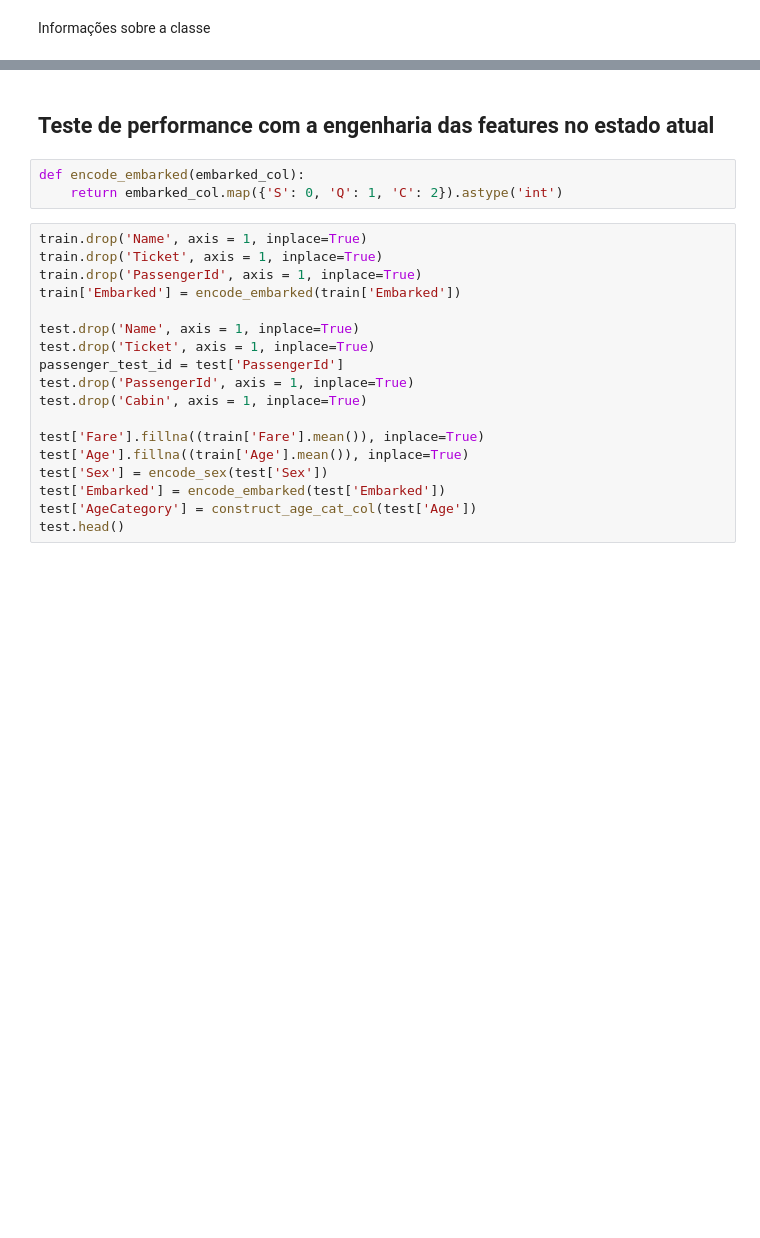
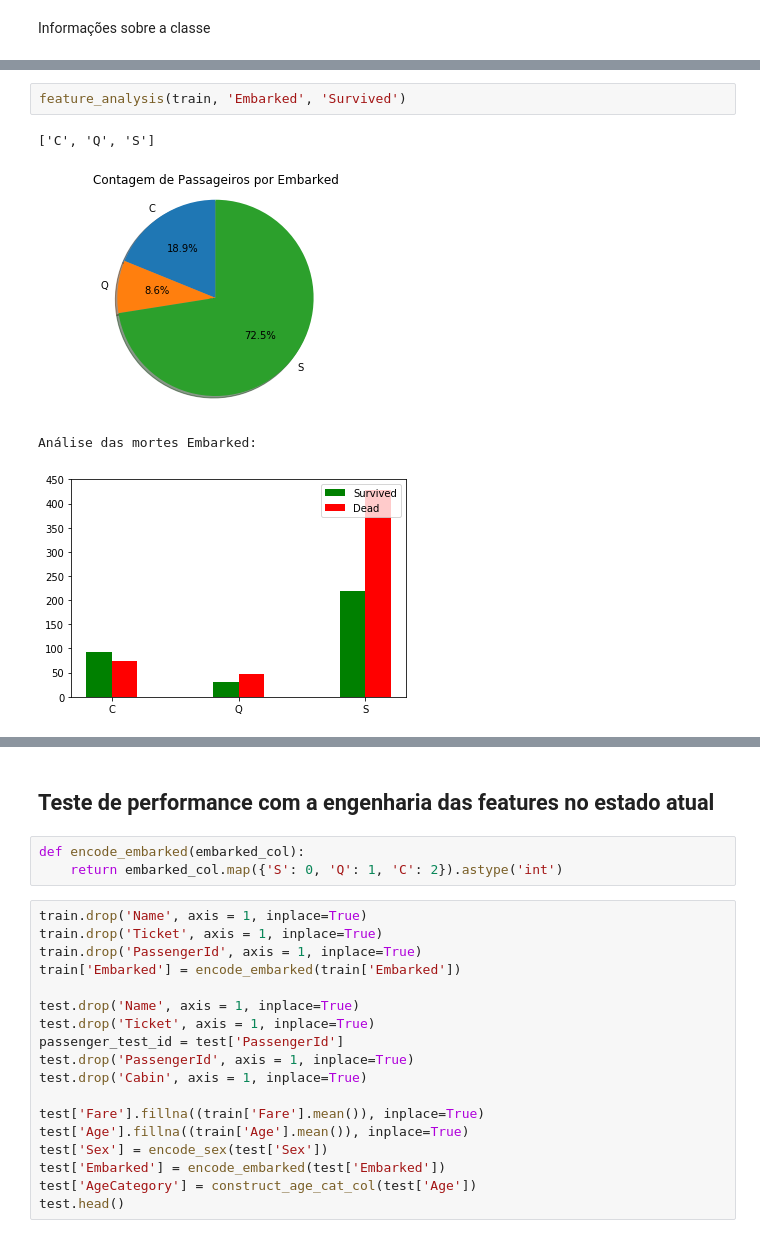
Before and after one commit to luisuzai/Titanic_Survivor, a Jupyter notebook: kernel.ipynb, the cells around one changed output, grey strips where cells are left out. Drawn from its saved outputs; the diff is of its cells as text; blank space fills up the shorter version.

```diff
--- a/kernel.ipynb
+++ b/kernel.ipynb
@@ -301,0 +201,7 @@ plt.show()
+# %%
+feature_analysis(train, 'Embarked', 'Survived')
+# %% [output]
+['C', 'Q', 'S']
+[figure, added]
+Análise das mortes Embarked:
+[figure, added]
```
Also changed, not shown: parts of 26 cells of this notebook.
